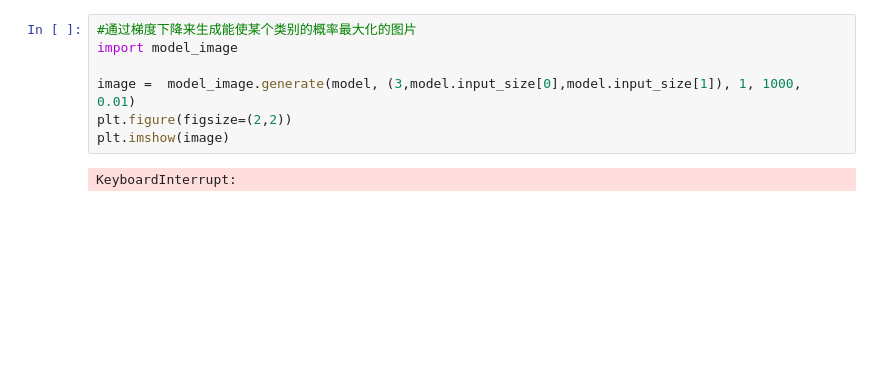
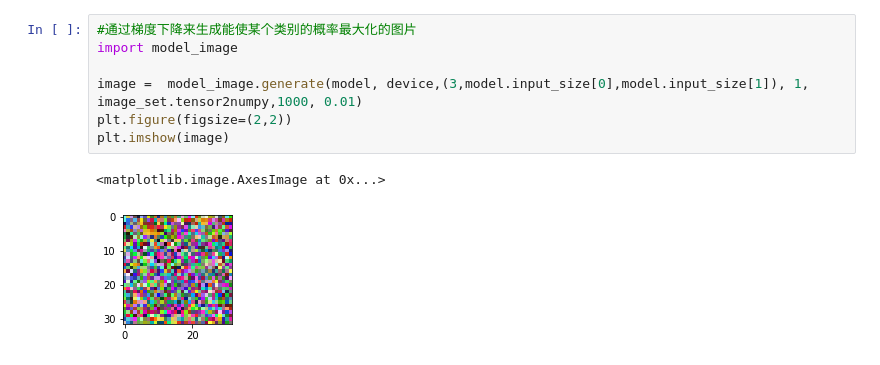
Before and after one commit to gystar/ml_hws, a Jupyter notebook: hw5/main.ipynb, the cells around one changed output. Saved outputs shown, nothing was run; the diff lists cells and outputs as text; blank space fills up the shorter version.

```diff
--- a/hw5/main.ipynb
+++ b/hw5/main.ipynb
@@ -59,12 +66,13 @@ saliency_map.draw(model, images, labels, 8)
 # %%
 #通过梯度下降来生成能使某个类别的概率最大化的图片
 import model_image
 
-image =  model_image.generate(model, (3,model.input_size[0],model.input_size[1]), 1, 1000, 0.01)
+image =  model_image.generate(model, device,(3,model.input_size[0],model.input_size[1]), 1, image_set.tensor2numpy,1000, 0.01)
 plt.figure(figsize=(2,2))
 plt.imshow(image)
 # %% [output]
-KeyboardInterrupt:
+<matplotlib.image.AxesImage at 0x...>
+[figure, added]
 # %%
 from filter_visualization import g_output,visualization#一定要导入g_output
 import importlib
```
Also changed, not shown: parts of 6 cells of this notebook, 5 other files.
